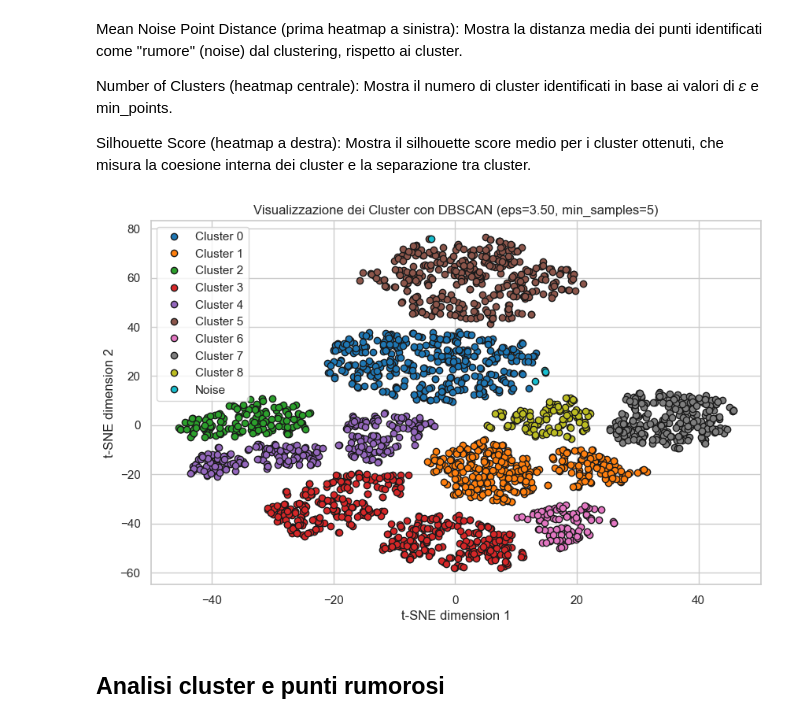
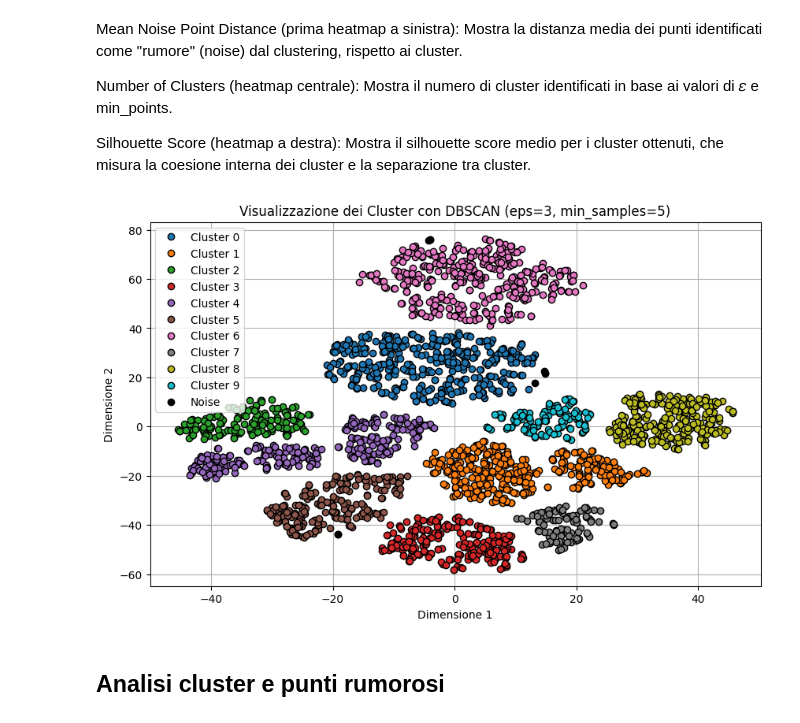
Before and after one commit to Giansimone-Coccia/Student_Performance_Analysis, a Jupyter notebook: Clusterizzazione.ipynb, the cells around one changed output. Cells and saved outputs as stored; diff of their text form; code cells hidden in the pictures.

Commit message:
Aggiunto nuovo grafico clustering + modificati / eliminati i commenti ed i nomi dei grafici

```diff
--- a/Clusterizzazione.ipynb
+++ b/Clusterizzazione.ipynb
@@ -347,7 +344,7 @@ sample_silhouette_values = silhouette_samples(df_scaled_2d_tsne, df['Cluster'])
 fig, ax = plt.subplots(1, 1, figsize=(10, 7))
 y_lower = 10  # Spaziatura iniziale tra i cluster
 
-for i in range(12):  # Assumendo 12 cluster
+for i in range(5):  # Assumendo 12 cluster
     # Raccolta dei valori di silhouette per il cluster i
     ith_cluster_silhouette_values = sample_silhouette_values[df['Cluster'] == i]
     ith_cluster_silhouette_values.sort()
@@ -605,38 +602,44 @@ Mostra il silhouette score medio per i cluster ottenuti, che misura la coesione
 # %%
 import matplotlib.pyplot as plt
 import numpy as np
 
 # Otteniamo i cluster dai risultati di DBSCAN
 labels = db.labels_
 
 # Visualizzazione dei cluster
 plt.figure(figsize=(10, 6))
 
 # Tracciamo ogni punto con il colore corrispondente al suo cluster
 # I punti etichettati come -1 sono considerati "rumore" da DBSCAN
 unique_labels = set(labels)
 
-# Usa una lista di colori vivaci (paletta 'tab10' per una scelta di colori più forti)
-colors = plt.cm.tab10(np.linspace(0, 1, len(unique_labels)))
+# Usa una palette di colori variegata
+colors = plt.cm.tab20(np.linspace(0, 1, len(unique_labels)))
+
+# Specifica un colore per il rumore
+noise_color = 'black'
 
 for k, col in zip(unique_labels, colors):
     class_member_mask = (labels == k)
 
-    # Visualizza solo i punti che appartengono a un cluster
+    # Assegna un colore specifico per il rumore
+    if k == -1:
+        col = noise_color
+
     plt.plot(df_scaled_tsne[class_member_mask, 0], df_scaled_tsne[class_member_mask, 1],
              'o', markerfacecolor=col, markeredgecolor='k', markersize=6, label=f'Cluster {k}' if k != -1 else 'Noise')
 
 # Aggiungi etichette, titolo e legenda
-plt.xlabel('t-SNE dimension 1')
-plt.ylabel('t-SNE dimension 2')
-plt.title(f'Visualizzazione dei Cluster con DBSCAN (eps={eps:.2f}, min_samples={min_samples})')
+plt.xlabel('Dimensione 1')
+plt.ylabel('Dimensione 2')
+plt.title(f'Visualizzazione dei Cluster con DBSCAN (eps={eps:.0f}, min_samples={min_samples})')
 plt.legend()
 plt.grid(True)
 
 # Mostra il grafico
 plt.show()
 # %% [output]
-[figure, old version]
+[figure, new version]
 # %% [markdown]
 ## Analisi cluster e punti rumorosi
 # %% [markdown]
```
Also changed, not shown: parts of 14 cells of this notebook.
